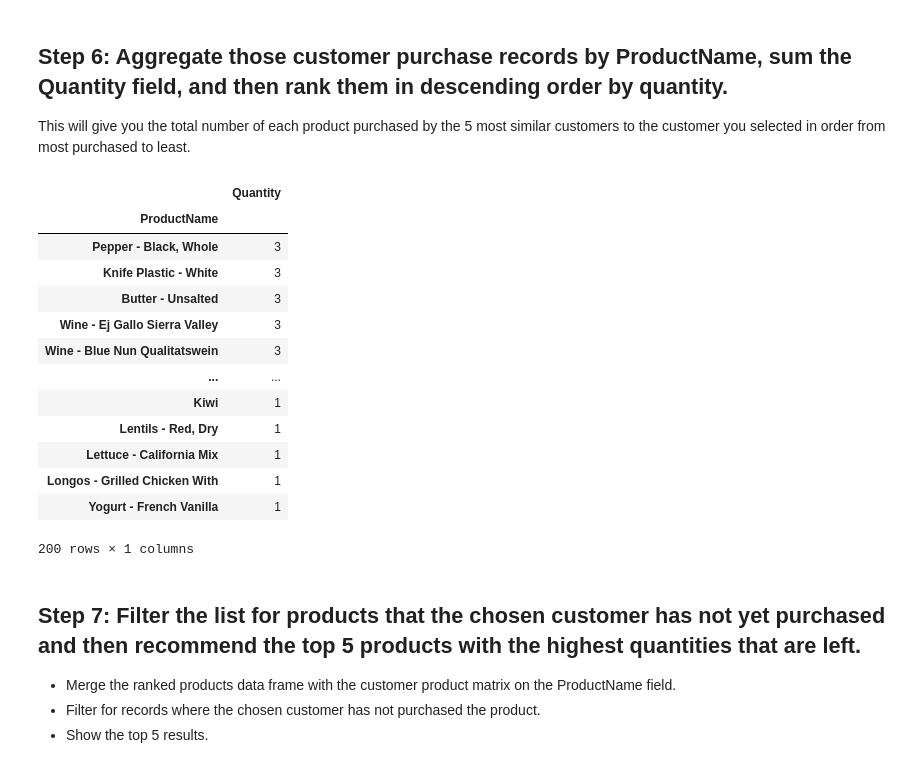
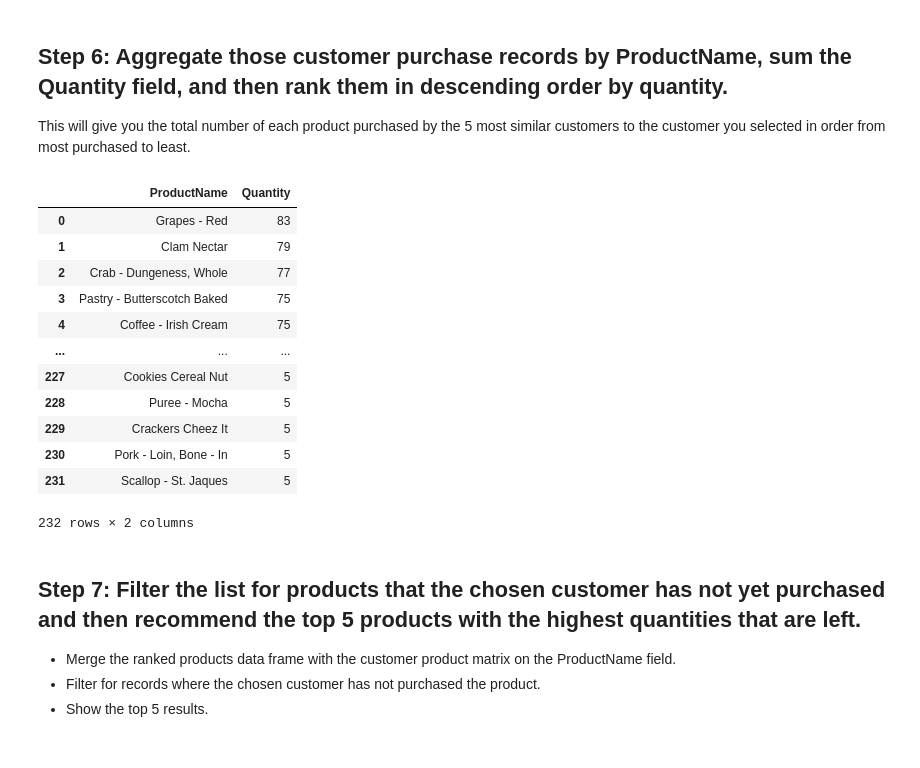
Before and after one commit to silviaserafini/datamad0320, a Jupyter notebook: module-2/lab-intro-recommender-systems/your-code/main.ipynb, the cells around one changed output. Saved outputs shown, nothing was run; the diff lists cells and outputs as text; code cells hidden in the pictures.

```diff
--- a/module-2/lab-intro-recommender-systems/your-code/main.ipynb
+++ b/module-2/lab-intro-recommender-systems/your-code/main.ipynb
@@ -67,3 +67,6 @@ df_pivot
 | Yogurt - French Vanilla | 1.0 | 0.0 | 0.0 | 1.0 | 0.0 | 0.0 | 2.0 | 0.0 | 0.0 | 1.0 | ... | ... |
 | Zucchini - Yellow | 0.0 | 0.0 | 0.0 | 0.0 | 0.0 | 0.0 | 0.0 | 0.0 | 0.0 | 0.0 | ... | ... |
 452 rows × 1000 columns
+# %%
+cust_prod_pivot = df_pivot.T
+cust_prod_pivot.head()
@@ -70,10 +82,14 @@ df_pivot
+# %%
+#I did this passage after having done the second lab
+df_pivotPdCust = df_pivot.div(df_pivot.sum(axis=1), axis=0)
+df_pivotCustPd= cust_prod_pivot.div(cust_prod_pivot.sum(axis=1), axis=0)
 # %% [markdown]
 ## Step 3: Create a customer similarity matrix using `squareform` and `pdist`. For the distance metric, choose "euclidean."
 # %%
 from scipy.spatial.distance import pdist, squareform
 
-distances = pd.DataFrame(1/(1 + squareform(pdist(df_pivot.T, 'euclidean'))),
-                         index=df_pivot.columns, columns=df_pivot.columns)
+distances = pd.DataFrame(1/(1 + squareform(pdist(df_pivotCustPd, 'euclidean'))),
+                         index=df_pivotCustPd.index, columns=df_pivotCustPd.index)
 distances
 # %% [output]
 | CustomerID | 33 | 200 | 264 | 356 | 412 | 464 | 477 | 639 | 649 | 669 | ... | ... |
@@ -102,7 +118,8 @@ Index(['CustomerID',           33,          200,          264,          356,
               97928,        98069,        98159,        98185,        98200],
       dtype='object', name='CustomerID', length=1001)
 # %%
-similarities_33 = distances[33].sort_values(ascending=False)[1:]
-top5=list(similarities_33[1:6].index)
+top5 =list( distances[33].sort_values(ascending=False)[1:].head().index)
+#top5=list(similarities_33[1:6].index)
+#top5
 top5
 # %% [output]
@@ -125,22 +142,22 @@ df_top5.head()
 
 This will give you the total number of each product purchased by the 5 most similar customers to the customer you selected in order from most purchased to least.
 # %%
-list_top5=df_top5.groupby('ProductName').agg({'Quantity':'sum'}).sort_values(by='Quantity',ascending=False)
+list_top5=df_top5.groupby('ProductName').agg({'Quantity':'sum'}).sort_values(by='Quantity',ascending=False).reset_index()
+list_top5
 # %% [output]
-|  | Quantity |
-| ProductName |  |
-| Pepper - Black, Whole | 3 |
-| Knife Plastic - White | 3 |
-| Butter - Unsalted | 3 |
-| Wine - Ej Gallo Sierra Valley | 3 |
-| Wine - Blue Nun Qualitatswein | 3 |
-| ... | ... |
-| Kiwi | 1 |
-| Lentils - Red, Dry | 1 |
-| Lettuce - California Mix | 1 |
-| Longos - Grilled Chicken With | 1 |
-| Yogurt - French Vanilla | 1 |
+|  | ProductName | Quantity |
+| 0 | Grapes - Red | 83 |
+| 1 | Clam Nectar | 79 |
+| 2 | Crab - Dungeness, Whole | 77 |
+| 3 | Pastry - Butterscotch Baked | 75 |
+| 4 | Coffee - Irish Cream | 75 |
+| ... | ... | ... |
+| 227 | Cookies Cereal Nut | 5 |
+| 228 | Puree - Mocha | 5 |
+| 229 | Crackers Cheez It | 5 |
+| 230 | Pork - Loin, Bone - In | 5 |
+| 231 | Scallop - St. Jaques | 5 |
-200 rows × 1 columns
+232 rows × 2 columns
 # %% [markdown]
 ## Step 7: Filter the list for products that the chosen customer has not yet purchased and then recommend the top 5 products with the highest quantities that are left.
 
```
Also changed, not shown: parts of 12 cells of this notebook.
